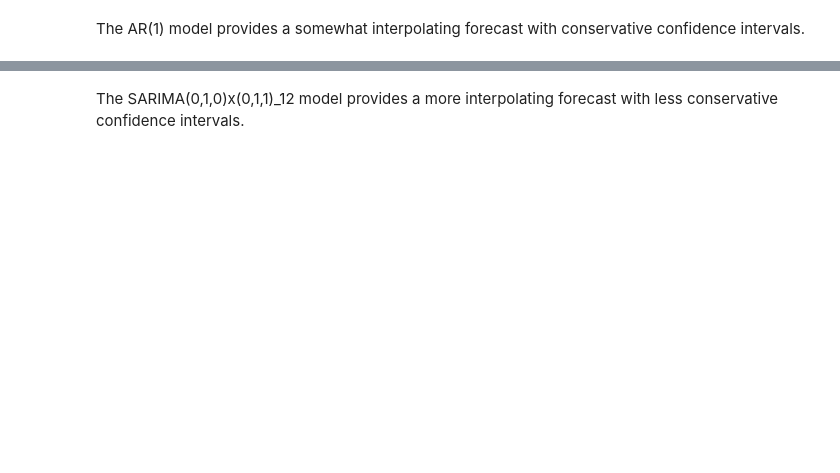
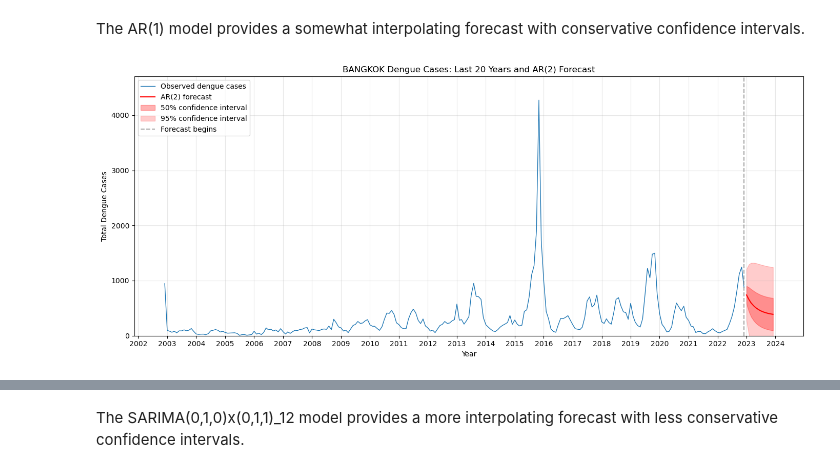
Before and after one commit to maxriback/740-Project, a Jupyter notebook: analysis/dengue_time_series.ipynb, the cells around one changed output, grey strips where cells are left out. Drawn from its saved outputs; the diff is of its cells as text; code cells hidden in the pictures; blank space fills up the shorter version.

```diff
--- a/analysis/dengue_time_series.ipynb
+++ b/analysis/dengue_time_series.ipynb
@@ -351,5 +377,97 @@ plt.show()
 # %% [markdown]
 The AR(1) model provides a somewhat interpolating forecast with conservative confidence intervals.
+# %%
+n_forecast = 12
+forecast = ar2_model.get_forecast(steps=n_forecast)
+
+# Predicted log cases and 95% confidence intervals
+pred = forecast.predicted_mean
+conf_50 = forecast.conf_int(alpha=0.5)
+conf_95 = forecast.conf_int(alpha=0.05)
+
+lower_95 = conf_95.iloc[:, 0]
+upper_95 = conf_95.iloc[:, 1]
+lower_50 = conf_50.iloc[:, 0]
+upper_50 = conf_50.iloc[:, 1]
+
+# Create future monthly dates
+last_date = df.loc[df["dengue_total"].index, "date"].max()
+future_dates = pd.date_range(
+    start=last_date + pd.offsets.MonthBegin(1),
+    periods=n_forecast,
+    freq="MS"
+)
+
+# Show only the 10 years leading up to the forecast
+forecast_start = future_dates[0]
+plot_start = last_date - pd.DateOffset(years=20)
+
+recent_df = df[
+    (df["date"] >= plot_start)
+    & (df["date"] <= last_date)
+]
+
+fig, ax = plt.subplots(figsize=(14, 6))
+
+# Observed cases from the previous 10 years
+ax.plot(
+    recent_df["date"],
+    recent_df["dengue_total"],
+    label="Observed dengue cases",
+    linewidth=1
+)
+
+# ARIMA predictions
+ax.plot(
+    future_dates,
+    pred.values,
+    color="red",
+    label="AR(2) forecast"
+)
+
+# 50% confidence bands
+ax.fill_between(
+    future_dates,
+    lower_50.values,
+    upper_50.values,
+    color="red",
+    alpha=0.3,
+    label="50% confidence interval"
+)
+
+# 95% confidence bands
+ax.fill_between(
+    future_dates,
+    lower_95.values,
+    upper_95.values,
+    color="red",
+    alpha=0.2,
+    label="95% confidence interval"
+)
+
+# Mark forecast start
+ax.axvline(
+    last_date,
+    color="gray",
+    linestyle="--",
+    alpha=0.7,
+    label="Forecast begins"
+)
+
+ax.set_xlabel("Year")
+ax.set_ylabel("Total Dengue Cases")
+ax.set_title(f"{REGION} Dengue Cases: Last 20 Years and AR(2) Forecast")
+
+ax.xaxis.set_major_locator(mdates.YearLocator())
+ax.xaxis.set_major_formatter(mdates.DateFormatter("%Y"))
+
+ax.grid(True, alpha=0.3)
+ax.legend()
+plt.tight_layout()
+ax.set_ylim(0, recent_df["dengue_total"].max() * 1.1)
+plt.show()
+# %% [output]
+[figure, added]
 # %%
 n_forecast = 12
 forecast = sarima_model_ma.get_forecast(steps=n_forecast)
```
Also changed, not shown: parts of 13 cells of this notebook.
